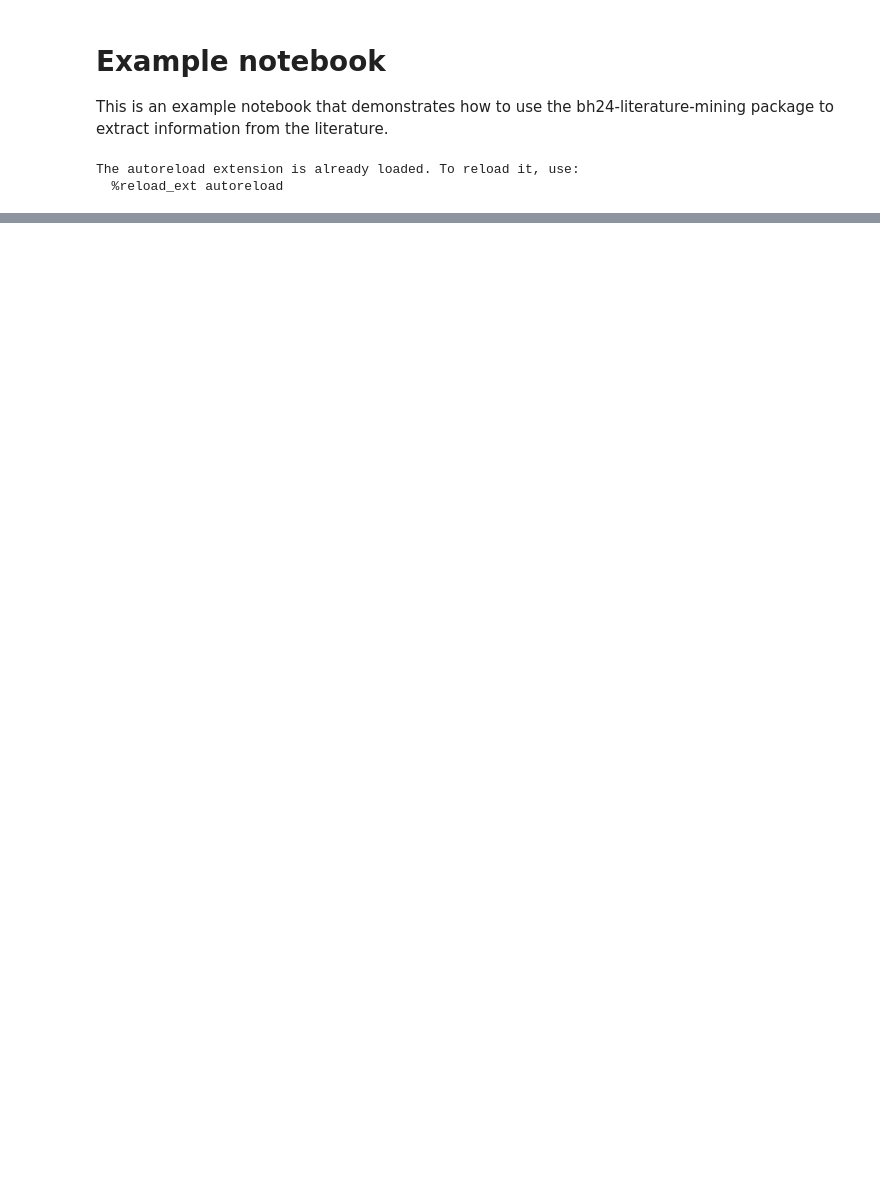
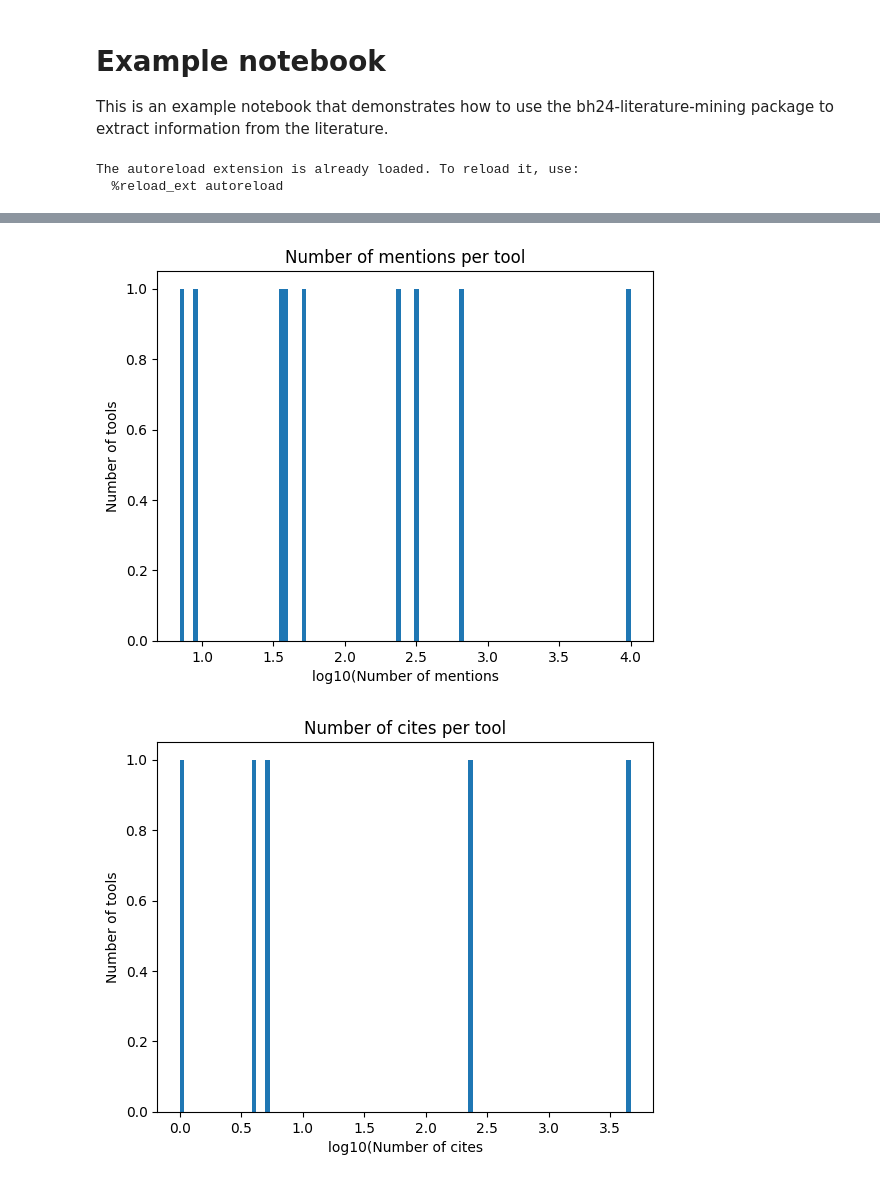
Before and after one commit to bio-tools/biohackathon2024, a Jupyter notebook: notebooks/DownloadAndSaveArticles.ipynb, the cells around one changed output, grey strips where cells are left out. Drawn from its saved outputs; the diff is of its cells as text; code cells hidden in the pictures; blank space fills up the shorter version.

Commit message:
functions and notebook to gather data from EuropePMC

```diff
--- a/notebooks/DownloadAndSaveArticles.ipynb
+++ b/notebooks/DownloadAndSaveArticles.ipynb
@@ -26,0 +11,13 @@ Name: MZmine, PubMed ID: PMC1187873, Link: fulltexts/PMC1187873.xml
+# %%
+from bh24_literature_mining.utils import *
+from bh24_literature_mining.europepmc_api import EuropePMCClient
+import math
+
+client = EuropePMCClient()
+
+tools = load_biotools_pub("../biotoolspub/biotoolspub_with_pmids4.tsv")
+
+tools = tools[:10]
+
+biotools_cites = client.get_cites_for_tools(tools)
+biotools_mentions = client.get_mentions_for_tools(tools)
@@ -26,0 +42,12 @@ Name: MZmine, PubMed ID: PMC1187873, Link: fulltexts/PMC1187873.xml
+# %%
+from bh24_literature_mining.visualizations import plot_histogram, compare_mentions_cites, wordcloud_most_mentioned
+
+plot_histogram(biotools_mentions, "mentions")
+plot_histogram(biotools_cites, "cites")
+
+compare_mentions_cites(biotools_mentions, biotools_cites)
+
+wordcloud_most_mentioned(biotools_mentions, 1000)
+# %% [output]
+[figure, added]
+[figure, added]
```
Also changed, not shown: parts of 4 cells of this notebook, 9 other files.
